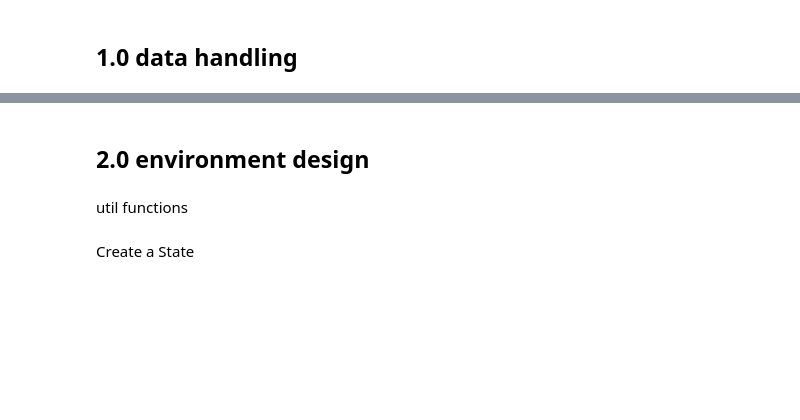
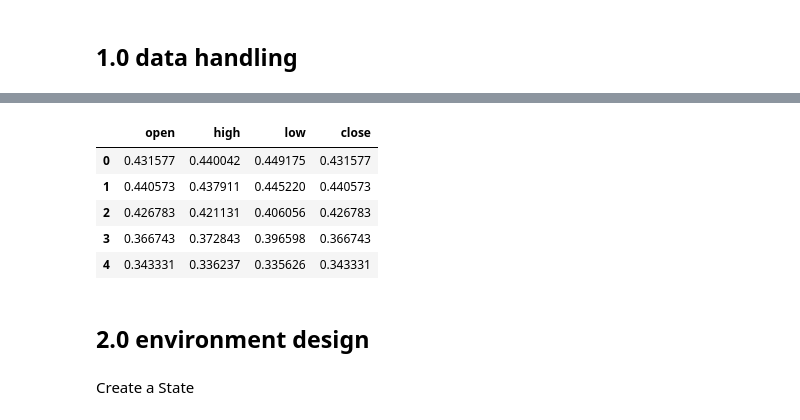
Before and after one commit to isuba-ian-k/Finance, a Jupyter notebook: fin_algo.ipynb, the cells around one changed output, grey strips where cells are left out. Cells and saved outputs as stored; diff of their text form; code cells hidden in the pictures; blank space fills up the shorter version.

```diff
--- a/fin_algo.ipynb
+++ b/fin_algo.ipynb
@@ -70,4 +33,35 @@ Test period  : 2023-09-21 00:00:00+01:00 → 2025-03-24 00:00:00+00:00   (392 da
+# %%
+# load data
+df_raw = pd.read_csv("/content/sample_data/eurusd_5yrs_daily.csv")
+
+# split data train/test
+total_rows = len(df_raw)                                                         # 1304 rows
+train_size = int(0.7 * total_rows)                                               # 912 rows
+# test_size  = total_rows - train_size                                           # 392 rows
+train_raw = df_raw.iloc[:train_size].reset_index(drop=True)
+test_raw  = df_raw.iloc[train_size:].reset_index(drop=True)
+
+# Keep raw closes for PnL
+close_prices_train = train_raw['close'].values
+close_prices_test  = test_raw['close'].values
+
+# Scaling/Normalization
+scaler = MinMaxScaler()
+scaler.fit(train_raw[['open', 'high', 'low', 'close']])    # fit on train data onlyonly!
+train_scaled = pd.DataFrame(scaler.transform(train_raw[['open', 'high', 'low', 'close']]), columns=['open', 'high', 'low', 'close'])
+test_scaled  = pd.DataFrame(scaler.transform(test_raw[['open', 'high', 'low', 'close']]), columns=['open', 'high', 'low', 'close'])
+
+# Final datasets for training and testing
+df_train = train_scaled
+df_test  = test_scaled
+# %%
+df_test.head()
+# %% [output]
+|  | open | high | low | close |
+| 0 | 0.431577 | 0.440042 | 0.449175 | 0.431577 |
+| 1 | 0.440573 | 0.437911 | 0.445220 | 0.440573 |
+| 2 | 0.426783 | 0.421131 | 0.406056 | 0.426783 |
+| 3 | 0.366743 | 0.372843 | 0.396598 | 0.366743 |
+| 4 | 0.343331 | 0.336237 | 0.335626 | 0.343331 |
 # %% [markdown]
 ## 2.0 environment design
-# %% [markdown]
-util functions
```
Also changed, not shown: parts of 13 cells of this notebook.
